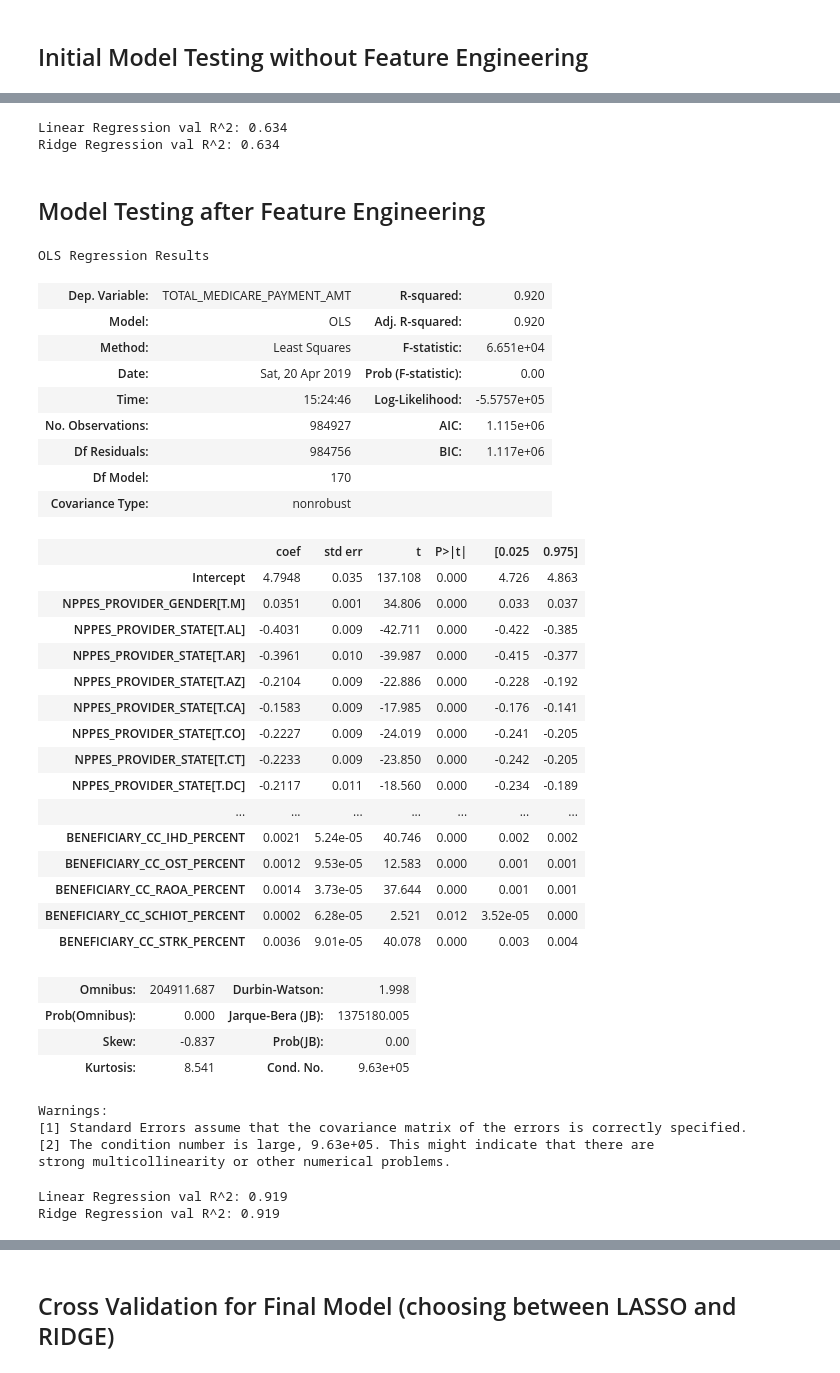
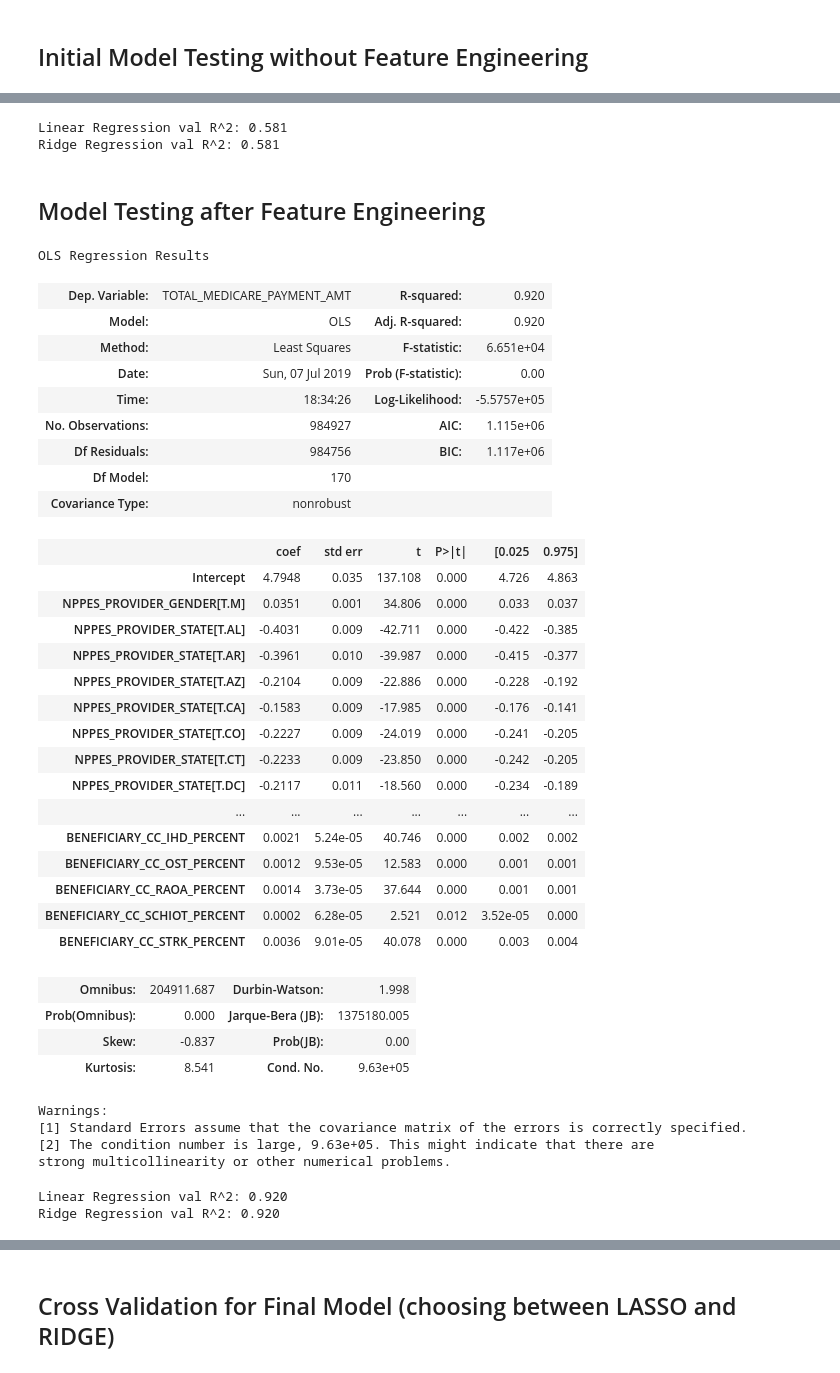
Before and after one commit to tcbonds/medicare-cost-predictor, a Jupyter notebook: 2_Feature_Engineering_and_Modeling.ipynb, the cells around one changed output, grey strips where cells are left out. Drawn from its saved outputs; the diff is of its cells as text; code cells hidden in the pictures.

```diff
--- a/2_Feature_Engineering_and_Modeling.ipynb
+++ b/2_Feature_Engineering_and_Modeling.ipynb
@@ -177,7 +188,7 @@ plt.scatter(fit.predict(),res)
 ### Running OLS and Ridge Regression in sklearn
 
 # Removing 20% of the data for final testing
-X, X_test, y, y_test = train_test_split(X, y, test_size=.2, random_state=10)
+X, X_test, y, y_test = train_test_split(X, y, test_size=.4, random_state=10)
 
 # Splitting into val and train sets
 X_train, X_val, y_train, y_val = train_test_split(X, y, test_size=.25, random_state=11)
@@ -199,29 +210,31 @@ print(f'Linear Regression val R^2: {lm.score(X_val, y_val):.3f}')
 lm_reg.fit(X_train_scaled, y_train)
 print(f'Ridge Regression val R^2: {lm_reg.score(X_val_scaled, y_val):.3f}')
 # %% [output]
-Linear Regression val R^2: 0.634
-Ridge Regression val R^2: 0.634
+Linear Regression val R^2: 0.581
+Ridge Regression val R^2: 0.581
 # %% [markdown]
 ## Model Testing after Feature Engineering
 # %%
-clean_indiv2['TOTAL_MEDICARE_PAYMENT_AMT'] = np.log(clean_indiv2.TOTAL_MEDICARE_PAYMENT_AMT)
-clean_indiv2['TOTAL_UNIQUE_BENES'] = np.log(clean_indiv2.TOTAL_UNIQUE_BENES)
-clean_indiv2['TOTAL_SERVICES'] = np.log(clean_indiv2.TOTAL_SERVICES)
-clean_indiv2['NUMBER_OF_HCPCS'] = np.log(clean_indiv2.NUMBER_OF_HCPCS)
+clean_df['TOTAL_MEDICARE_PAYMENT_AMT'] = np.log(clean_df.TOTAL_MEDICARE_PAYMENT_AMT)
+clean_df['TOTAL_UNIQUE_BENES'] = np.log(clean_df.TOTAL_UNIQUE_BENES)
+clean_df['TOTAL_SERVICES'] = np.log(clean_df.TOTAL_SERVICES)
+clean_df['NUMBER_OF_HCPCS'] = np.log(clean_df.NUMBER_OF_HCPCS)
 # %%
-## statsmodel
-formula = ols_formula(clean_indiv2, 'TOTAL_MEDICARE_PAYMENT_AMT')
-y, X = patsy.dmatrices(formula, data=clean_indiv2, return_type="dataframe",)
-model = sm.OLS(y, X)
-fit = model.fit()
-fit.summary()
+## Statsmodel OLS with feature engineering
+# (Variable naming clarification: with_fe means with feature engineering)
+
+formula = ols_formula(clean_df, 'TOTAL_MEDICARE_PAYMENT_AMT')
+y, X = patsy.dmatrices(formula, data=clean_df, return_type="dataframe",)
+model_with_fe = sm.OLS(y, X)
+fit_with_fe = model_with_fe.fit()
+fit_with_fe.summary()
 # %% [output]
 OLS Regression Results
 | Dep. Variable: | TOTAL_MEDICARE_PAYMENT_AMT | R-squared: | 0.920 |
 | Model: | OLS | Adj. R-squared: | 0.920 |
 | Method: | Least Squares | F-statistic: | 6.651e+04 |
-| Date: | Sat, 20 Apr 2019 | Prob (F-statistic): | 0.00 |
-| Time: | 15:24:46 | Log-Likelihood: | -5.5757e+05 |
+| Date: | Sun, 07 Jul 2019 | Prob (F-statistic): | 0.00 |
+| Time: | 18:34:26 | Log-Likelihood: | -5.5757e+05 |
 | No. Observations: | 984927 | AIC: | 1.115e+06 |
 | Df Residuals: | 984756 | BIC: | 1.117e+06 |
 | Df Model: | 170 |  |  |
@@ -254,7 +267,7 @@ strong multicollinearity or other numerical problems.
 ### Running OLS and Ridge Regression
 
 # Removing 20% of the data for final testing
-X, X_test, y, y_test = train_test_split(X, y, test_size=.2, random_state=10)
+X, X_test, y, y_test = train_test_split(X, y, test_size=.4, random_state=10)
 
 # Splitting into val and train sets
 X_train, X_val, y_train, y_val = train_test_split(X, y, test_size=.25, random_state=11)
@@ -276,5 +289,5 @@ print(f'Linear Regression val R^2: {lm.score(X_val, y_val):.3f}')
 lm_reg.fit(X_train_scaled, y_train)
 print(f'Ridge Regression val R^2: {lm_reg.score(X_val_scaled, y_val):.3f}')
 # %% [output]
-Linear Regression val R^2: 0.919
-Ridge Regression val R^2: 0.919
+Linear Regression val R^2: 0.920
+Ridge Regression val R^2: 0.920
```
Also changed, not shown: parts of 20 cells of this notebook.
